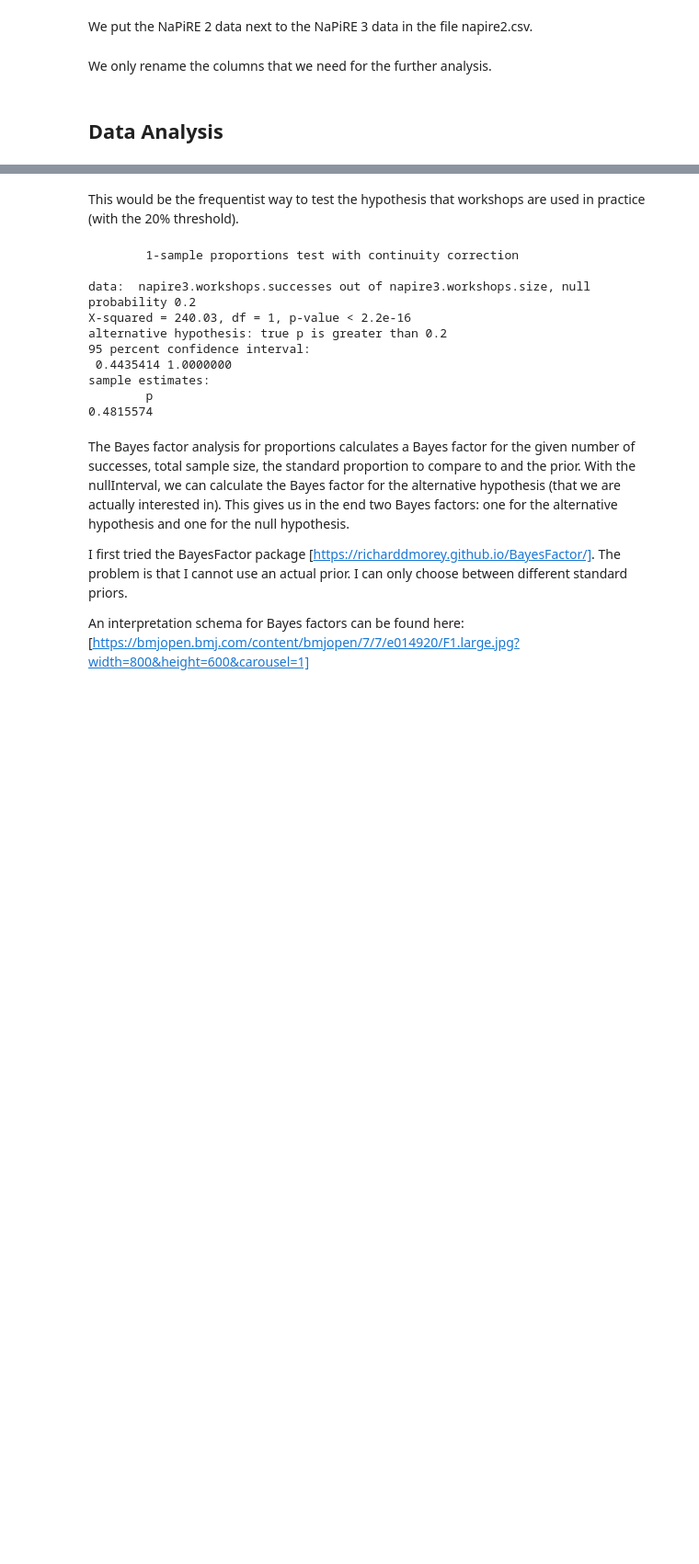
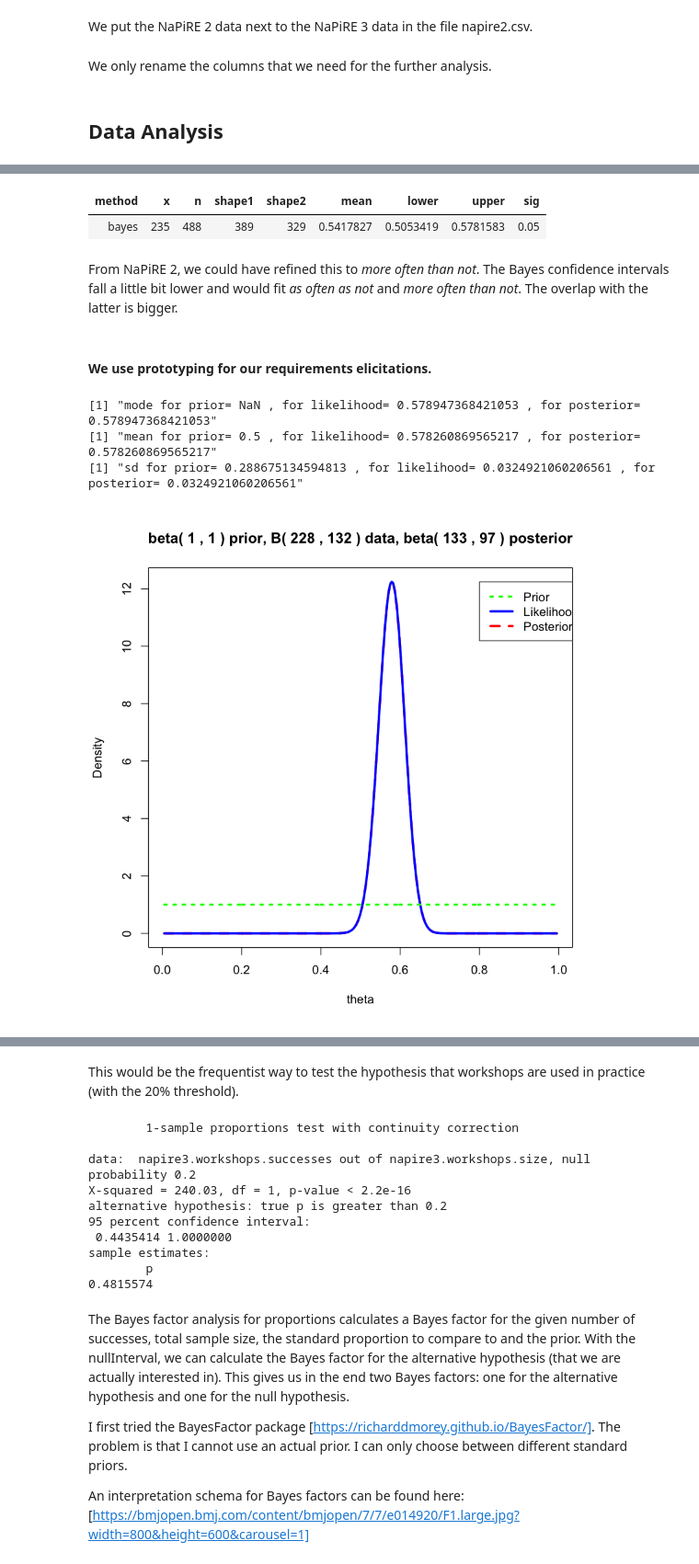
Before and after one commit to NaPiRE/napire2018, a Jupyter notebook: notebooks/analyse.ipynb, the cells around one changed output, grey strips where cells are left out. Shown at 92% size. Drawn from its saved outputs; the diff is of its cells as text; code cells hidden in the pictures; blank space fills up the shorter version.

```diff
--- a/notebooks/analyse.ipynb
+++ b/notebooks/analyse.ipynb
@@ -205,0 +300,21 @@ napire3.workshops.successes <- length(which(napire3.workshops == "quoted"))
+# %%
+napire3.workshops.hpd = binom.bayes(napire3.workshops.successes, napire3.workshops.size, conf.level = 0.95, type = "highest", prior.shape1 = napire2.workshops.posterior[1], prior.shape2 = napire2.workshops.posterior[2])
+napire3.workshops.hpd
+# %% [output]
+| method | x | n | shape1 | shape2 | mean | lower | upper | sig |
+| bayes | 235 | 488 | 389 | 329 | 0.5417827 | 0.5053419 | 0.5781583 | 0.05 |
+# %% [markdown]
+From NaPiRE 2, we could have refined this to *more often than not*. The Bayes confidence intervals fall a little bit lower and would fit *as often as not* and *more often than not*. The overlap with the latter is bigger.
+# %% [markdown]
+#### We use prototyping for our requirements elicitations.
+# %%
+napire2.prototyping <-  napire2.data$"Prototyping"
+napire2.prototyping.size <- length(napire2.prototyping)
+napire2.prototyping.successes <- length(which(napire2.prototyping == "quoted"))
+# %%
+napire2.prototyping.posterior <- calcPosteriorForProportion(napire2.prototyping.successes, napire2.prototyping.size, 1, 1)
+# %% [output]
+[1] "mode for prior= NaN , for likelihood= 0.578947368421053 , for posterior= 0.578947368421053"
+[1] "mean for prior= 0.5 , for likelihood= 0.578260869565217 , for posterior= 0.578260869565217"
+[1] "sd for prior= 0.288675134594813 , for likelihood= 0.0324921060206561 , for posterior= 0.0324921060206561"
+[figure, added]
```
Also changed, not shown: parts of 159 cells of this notebook.
